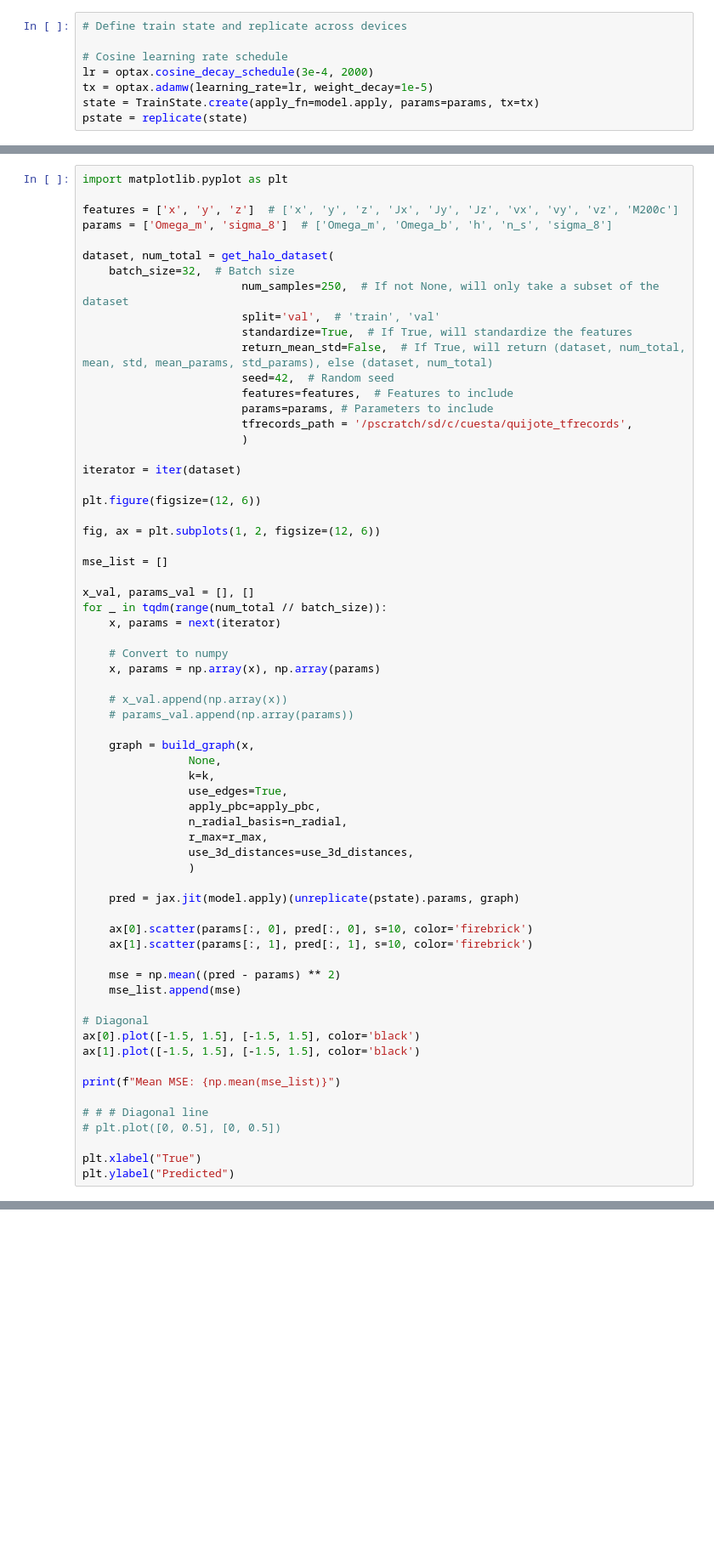
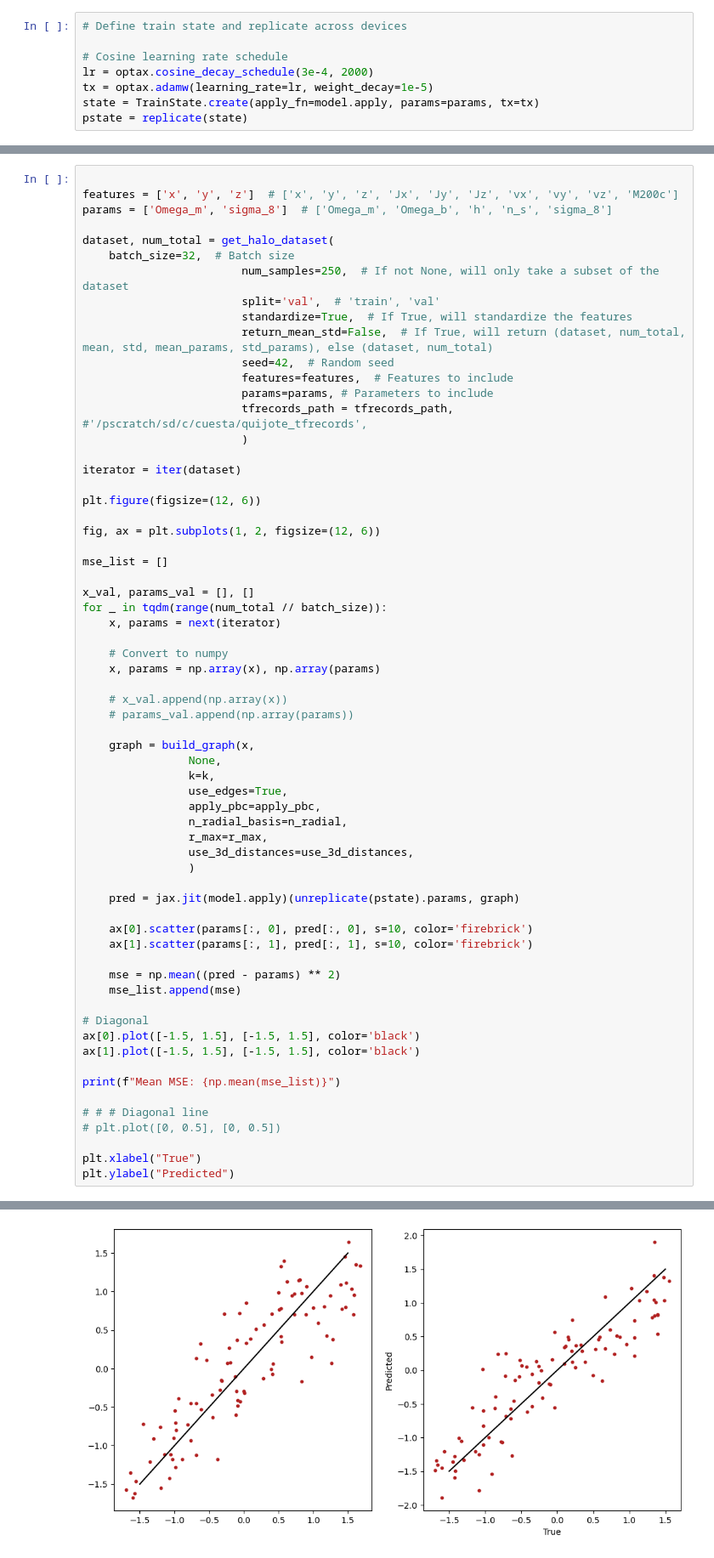
Before and after one commit to smsharma/eqnn-jax, a Jupyter notebook: benchmarks/galaxies/new_data_debugging.ipynb, the cells around one changed output, grey strips where cells are left out. Shown at 85% size. Drawn from its saved outputs; the diff is of its cells as text; blank space fills up the shorter version.

```diff
--- a/benchmarks/galaxies/new_data_debugging.ipynb
+++ b/benchmarks/galaxies/new_data_debugging.ipynb
@@ -277,5 +294,4 @@ with trange(n_steps) as steps:
 # %%
-import matplotlib.pyplot as plt
 
 features = ['x', 'y', 'z']  # ['x', 'y', 'z', 'Jx', 'Jy', 'Jz', 'vx', 'vy', 'vz', 'M200c']
 params = ['Omega_m', 'sigma_8']  # ['Omega_m', 'Omega_b', 'h', 'n_s', 'sigma_8']
@@ -289,7 +305,7 @@ dataset, num_total = get_halo_dataset(
                         seed=42,  # Random seed
                         features=features,  # Features to include
                         params=params, # Parameters to include
-                        tfrecords_path = '/pscratch/sd/c/cuesta/quijote_tfrecords',
+                        tfrecords_path = tfrecords_path, #'/pscratch/sd/c/cuesta/quijote_tfrecords',
                         )
 
 iterator = iter(dataset)
@@ -339,3 +355,4 @@ print(f"Mean MSE: {np.mean(mse_list)}")
 
 plt.xlabel("True")
 plt.ylabel("Predicted")
+# %% [output]
@@ -341,0 +362 @@ plt.ylabel("Predicted")
+[figure, added]
```
Also changed, not shown: parts of 8 cells of this notebook, 4 other files.
